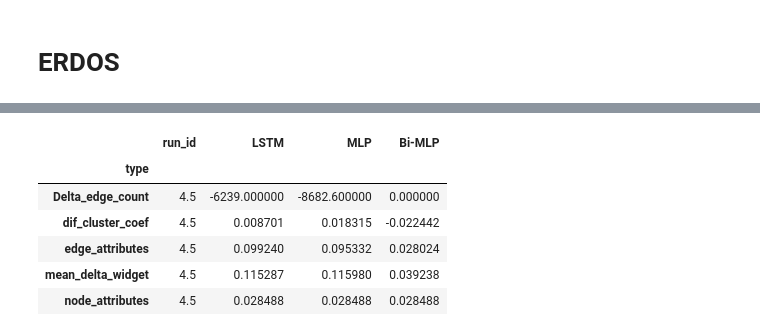
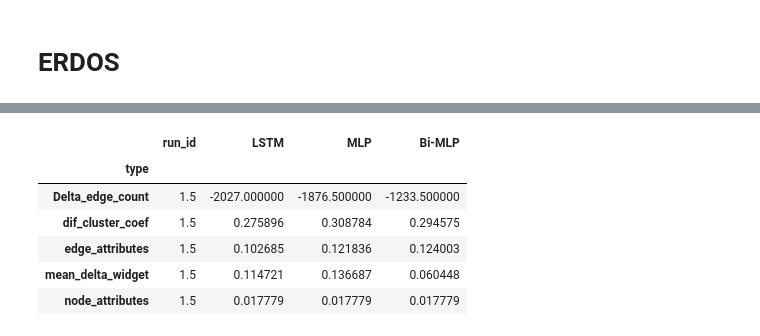
Before and after one commit to tonyPo/tigger_adj, a Jupyter notebook: experiments/run_experiment_no_target.ipynb, the cells around one changed output, grey strips where cells are left out. Drawn from its saved outputs; the diff is of its cells as text; code cells hidden in the pictures.

```diff
--- a/experiments/run_experiment_no_target.ipynb
+++ b/experiments/run_experiment_no_target.ipynb
@@ -175,10 +172,12 @@ res
-# %%
-calculate_Stats(res)
-# %% [output]
-|  | run_id | LSTM | MLP | Bi-MLP |
-| type |  |  |  |  |
-| Delta_edge_count | 4.5 | -6239.000000 | -8682.600000 | 0.000000 |
-| dif_cluster_coef | 4.5 | 0.008701 | 0.018315 | -0.022442 |
-| edge_attributes | 4.5 | 0.099240 | 0.095332 | 0.028024 |
-| mean_delta_widget | 4.5 | 0.115287 | 0.115980 | 0.039238 |
-| node_attributes | 4.5 | 0.028488 | 0.028488 | 0.028488 |
+# %%
+_, res = init_res_dataset(folder)
+res = res[0]
+calculate_Stats(res[res['run_id']!=0])
+# %% [output]
+|  | run_id | LSTM | MLP | Bi-MLP |
+| type |  |  |  |  |
+| Delta_edge_count | 1.5 | -2027.000000 | -1876.500000 | -1233.500000 |
+| dif_cluster_coef | 1.5 | 0.275896 | 0.308784 | 0.294575 |
+| edge_attributes | 1.5 | 0.102685 | 0.121836 | 0.124003 |
+| mean_delta_widget | 1.5 | 0.114721 | 0.136687 | 0.060448 |
+| node_attributes | 1.5 | 0.017779 | 0.017779 | 0.017779 |
```
Also changed, not shown: parts of 3 cells of this notebook, 10 other files.
